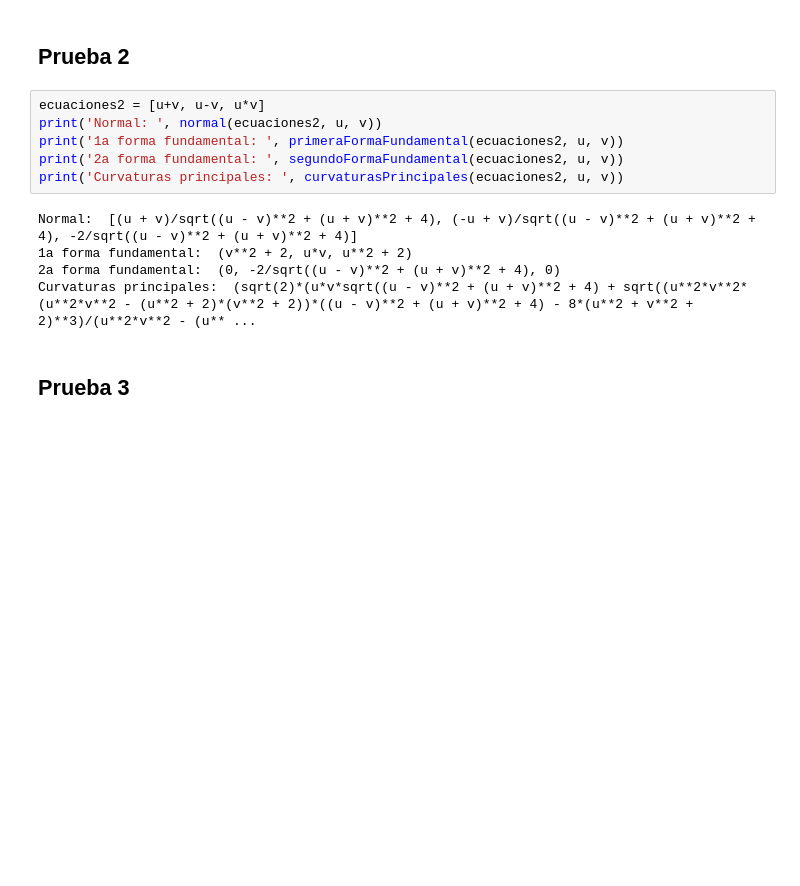
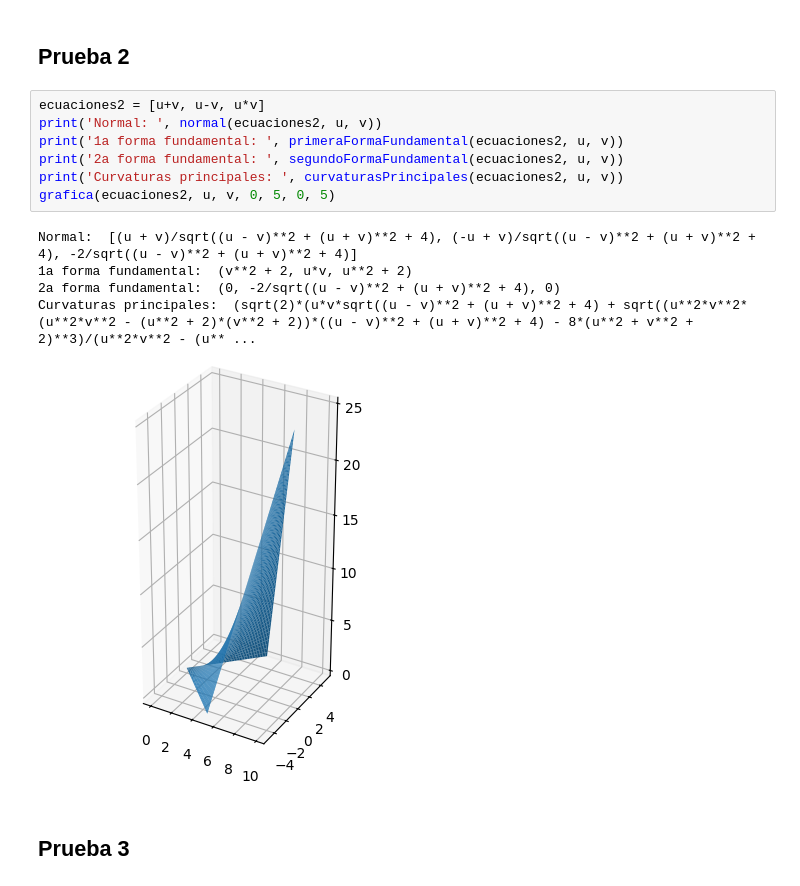
Before and after one commit to asiermhpsm/geometria_diferencial, a Jupyter notebook: comprobaciones.ipynb, the cells around one changed output. Cells and saved outputs as stored; diff of their text form; blank space fills up the shorter version.

```diff
--- a/comprobaciones.ipynb
+++ b/comprobaciones.ipynb
@@ -22,14 +24,16 @@ Curvaturas principales:  (2*sqrt(5)/(5*Abs(u)), 0)
 # %%
 ecuaciones2 = [u+v, u-v, u*v]
 print('Normal: ', normal(ecuaciones2, u, v))
 print('1a forma fundamental: ', primeraFormaFundamental(ecuaciones2, u, v))
 print('2a forma fundamental: ', segundoFormaFundamental(ecuaciones2, u, v))
 print('Curvaturas principales: ', curvaturasPrincipales(ecuaciones2, u, v))
+grafica(ecuaciones2, u, v, 0, 5, 0, 5)
 # %% [output]
 Normal:  [(u + v)/sqrt((u - v)**2 + (u + v)**2 + 4), (-u + v)/sqrt((u - v)**2 + (u + v)**2 + 4), -2/sqrt((u - v)**2 + (u + v)**2 + 4)]
 1a forma fundamental:  (v**2 + 2, u*v, u**2 + 2)
 2a forma fundamental:  (0, -2/sqrt((u - v)**2 + (u + v)**2 + 4), 0)
 Curvaturas principales:  (sqrt(2)*(u*v*sqrt((u - v)**2 + (u + v)**2 + 4) + sqrt((u**2*v**2*(u**2*v**2 - (u**2 + 2)*(v**2 + 2))*((u - v)**2 + (u + v)**2 + 4) - 8*(u**2 + v**2 + 2)**3)/(u**2*v**2 - (u** ...
+[figure, added]
 # %% [markdown]
 ## Prueba 3
 # %%
```
Also changed, not shown: parts of 3 cells of this notebook, 2 other files.
